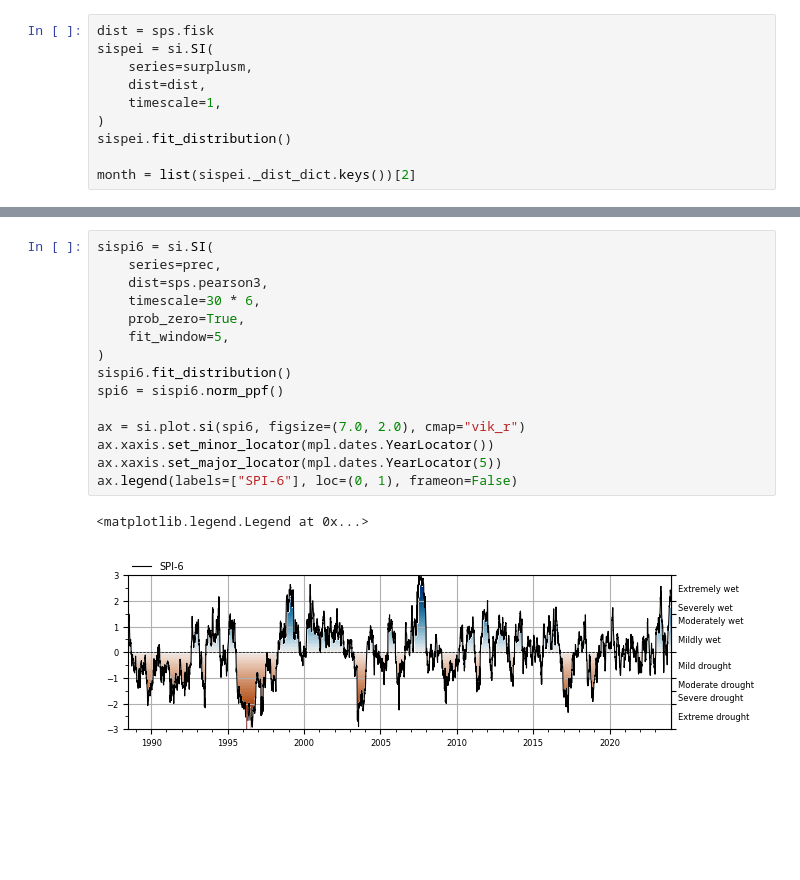
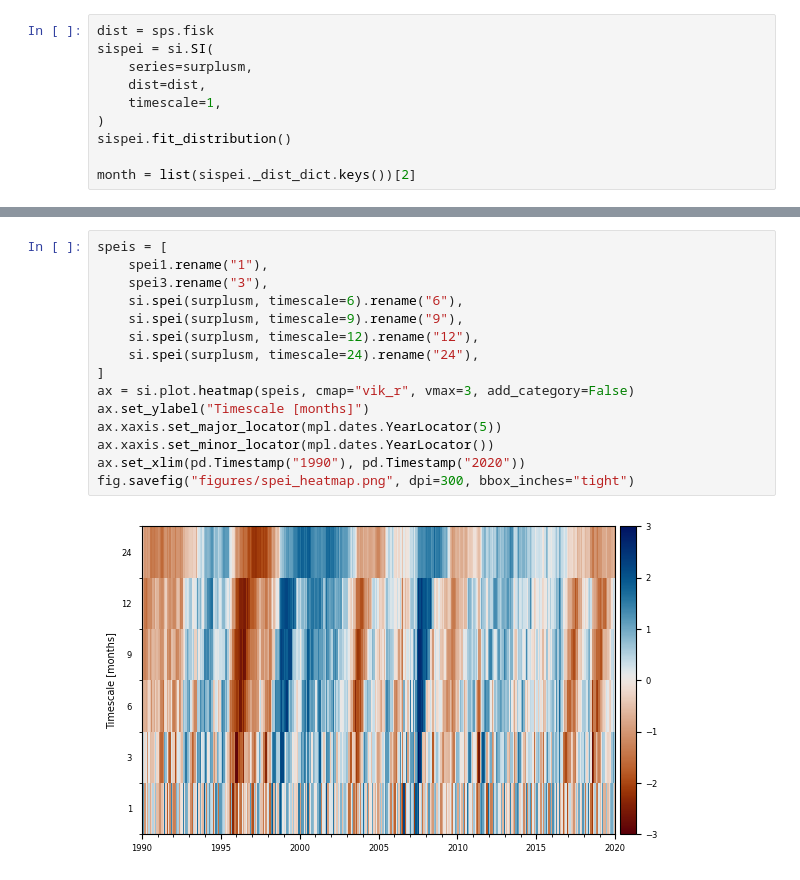
Before and after one commit to martinvonk/SPEI, a Jupyter notebook: paper/paper.ipynb, the cells around one changed output, grey strips where cells are left out. Cells and saved outputs as stored; diff of their text form; blank space fills up the shorter version.

```diff
--- a/paper/paper.ipynb
+++ b/paper/paper.ipynb
@@ -194,18 +193,17 @@ ax.get_figure().savefig("figures/surplus_spei3.png", dpi=300, bbox_inches="tight
-# %%
-sispi6 = si.SI(
-    series=prec,
-    dist=sps.pearson3,
-    timescale=30 * 6,
-    prob_zero=True,
-    fit_window=5,
-)
-sispi6.fit_distribution()
-spi6 = sispi6.norm_ppf()
-
-ax = si.plot.si(spi6, figsize=(7.0, 2.0), cmap="vik_r")
-ax.xaxis.set_minor_locator(mpl.dates.YearLocator())
-ax.xaxis.set_major_locator(mpl.dates.YearLocator(5))
-ax.legend(labels=["SPI-6"], loc=(0, 1), frameon=False)
-# %% [output]
-<matplotlib.legend.Legend at 0x...>
-[figure, removed]
+# %%
+speis = [
+    spei1.rename("1"),
+    spei3.rename("3"),
+    si.spei(surplusm, timescale=6).rename("6"),
+    si.spei(surplusm, timescale=9).rename("9"),
+    si.spei(surplusm, timescale=12).rename("12"),
+    si.spei(surplusm, timescale=24).rename("24"),
+]
+ax = si.plot.heatmap(speis, cmap="vik_r", vmax=3, add_category=False)
+ax.set_ylabel("Timescale [months]")
+ax.xaxis.set_major_locator(mpl.dates.YearLocator(5))
+ax.xaxis.set_minor_locator(mpl.dates.YearLocator())
+ax.set_xlim(pd.Timestamp("1990"), pd.Timestamp("2020"))
+fig.savefig("figures/spei_heatmap.png", dpi=300, bbox_inches="tight")
+# %% [output]
+[figure, added]
```
Also changed, not shown: parts of 5 cells of this notebook.
